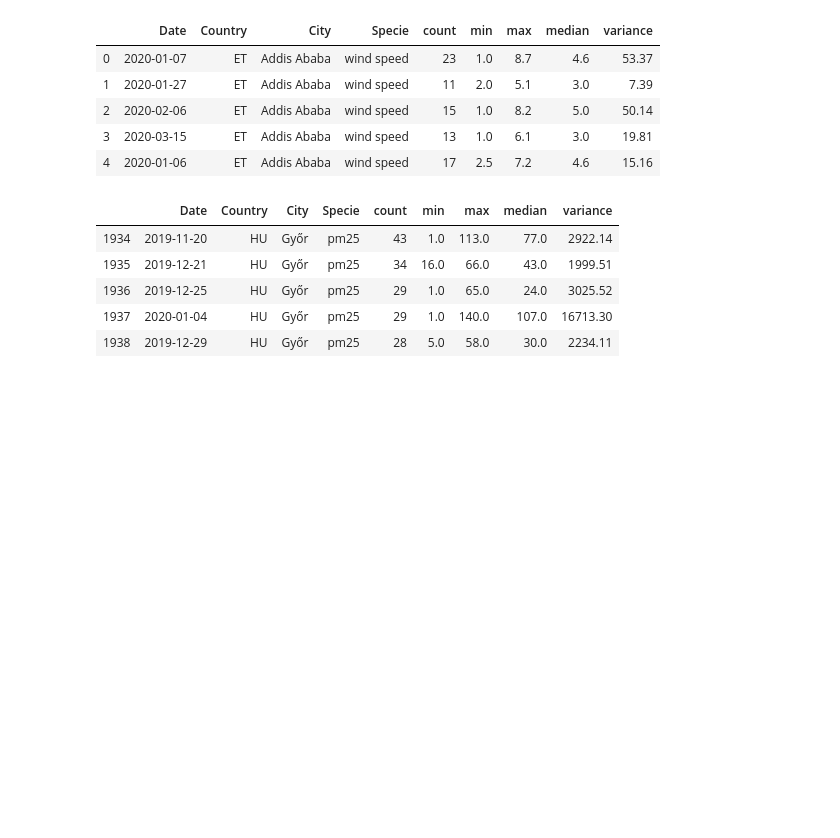
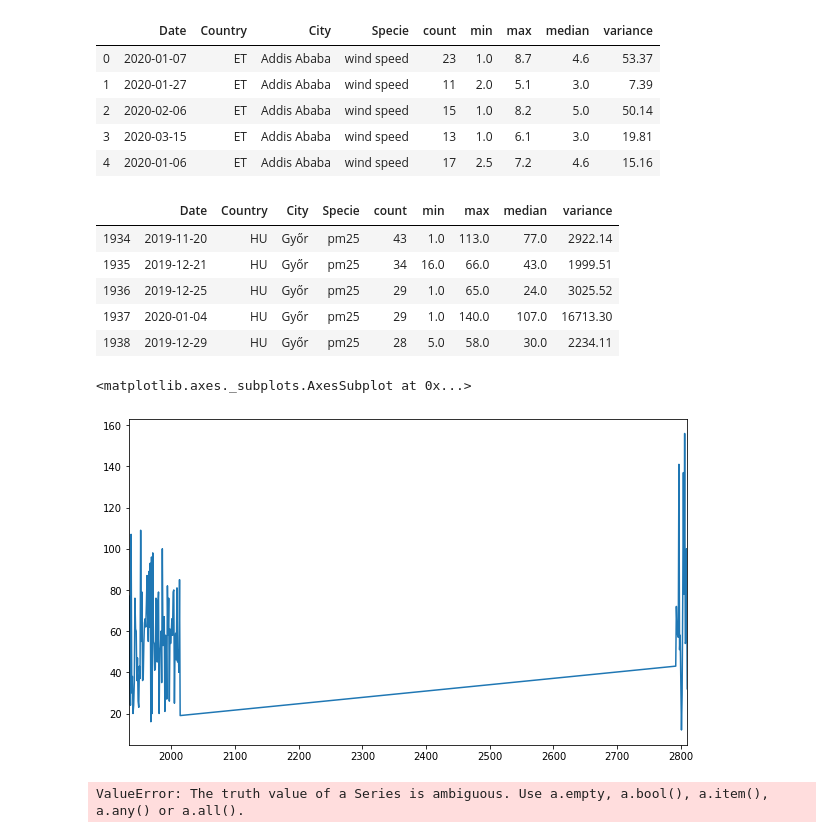
Before and after one commit to loryuen/final-project, a Jupyter notebook: Clean_Air_Data/Code/air_filter_for_ml.ipynb, the cells around one changed output. Saved outputs shown, nothing was run; the diff lists cells and outputs as text; code cells hidden in the pictures; blank space fills up the shorter version.

```diff
--- a/Clean_Air_Data/Code/air_filter_for_ml.ipynb
+++ b/Clean_Air_Data/Code/air_filter_for_ml.ipynb
@@ -40,6 +40,25 @@ airdata.head()
 | 1936 | 2019-12-25 | HU | Győr | pm25 | 29 | 1.0 | 65.0 | 24.0 | 3025.52 |
 | 1937 | 2020-01-04 | HU | Győr | pm25 | 29 | 1.0 | 140.0 | 107.0 | 16713.30 |
 | 1938 | 2019-12-29 | HU | Győr | pm25 | 28 | 5.0 | 58.0 | 30.0 | 2234.11 |
+# %%
+air2=airdata.copy()
+air2['median'].iloc[:100].plot(figsize=(10,6))
+# %% [output]
+<matplotlib.axes._subplots.AxesSubplot at 0x...>
+[figure, added]
+# %%
+#summarize each month
+air3 = airdata.copy()
+dates='2020-04-30' > air3['Date'], air3 > '2020-01-1'
+air4=air3[dates]
+
+air4['Date'] = pd.to_datetime(air4['Date'])
+air4 = air4.set_index(['Date'])
+
+hmm = air4['median'].resample('M').median()
+hmm
+# %% [output]
+ValueError: The truth value of a Series is ambiguous. Use a.empty, a.bool(), a.item(), a.any() or a.all().
 # %%
 #filter by city
 cities = ["Santiago", "Wuhan", "Beijing", "Dheli", "Mumbai", "London", "Florence", "Hong Kong", "Milan", "Rome"]
```
Also changed, not shown: parts of 4 cells of this notebook, 6 other files.
